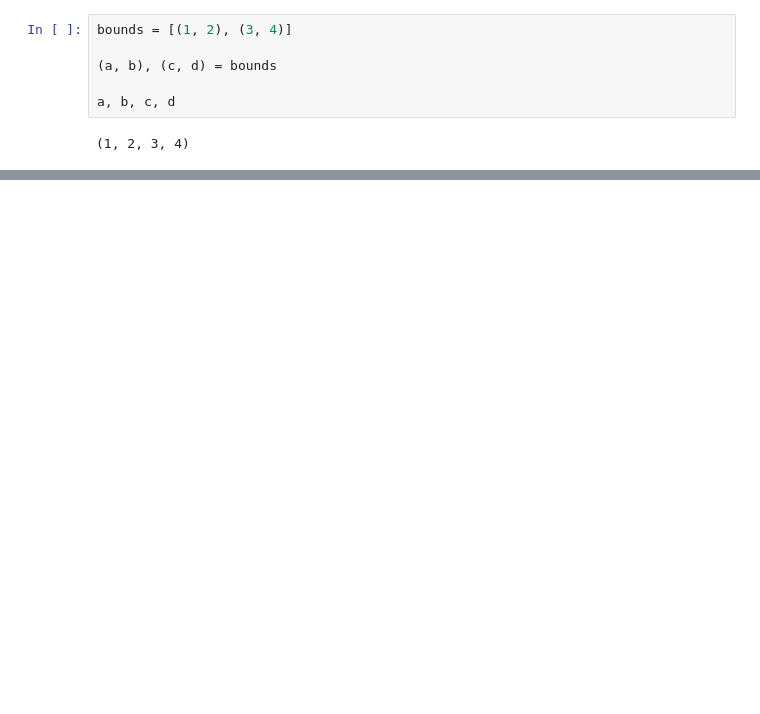
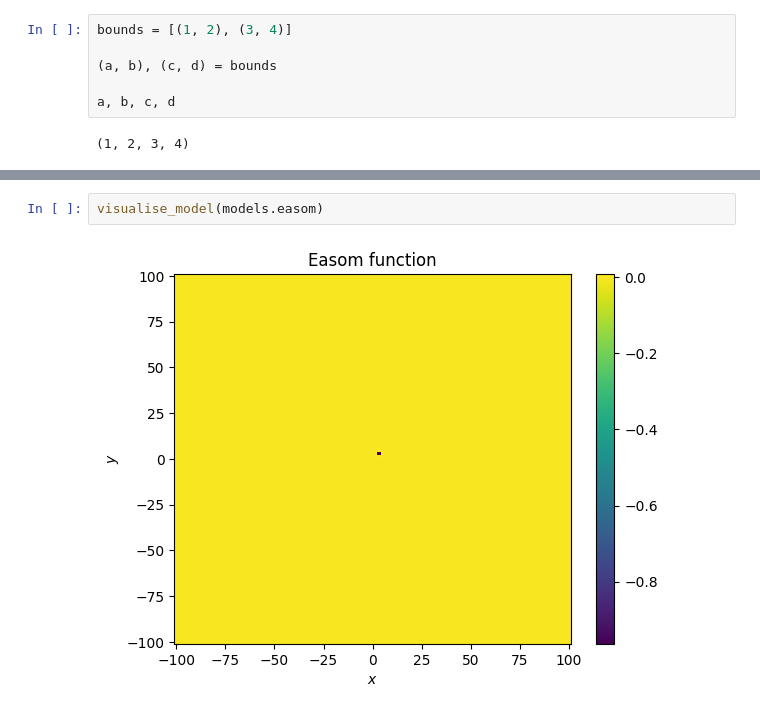
Before and after one commit to Rraanto/gaussian_processes, a Jupyter notebook: notebook_models.ipynb, the cells around one changed output, grey strips where cells are left out. Cells and saved outputs as stored; diff of their text form; blank space fills up the shorter version.

```diff
--- a/notebook_models.ipynb
+++ b/notebook_models.ipynb
@@ -58,0 +64,4 @@ visualise_model(models.rosenbrock)
+# %%
+visualise_model(models.easom)
+# %% [output]
+[figure, added]
```
Also changed, not shown: parts of 9 cells of this notebook, 9 other files.
